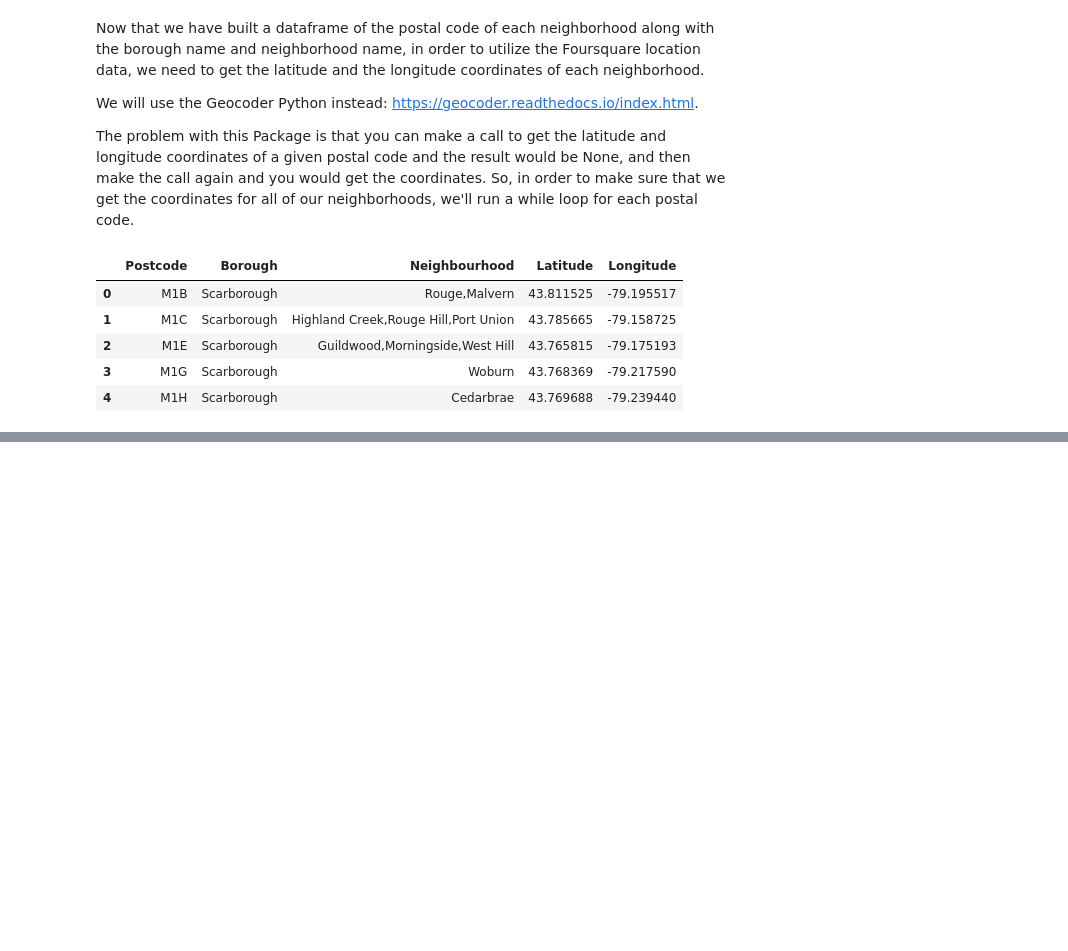
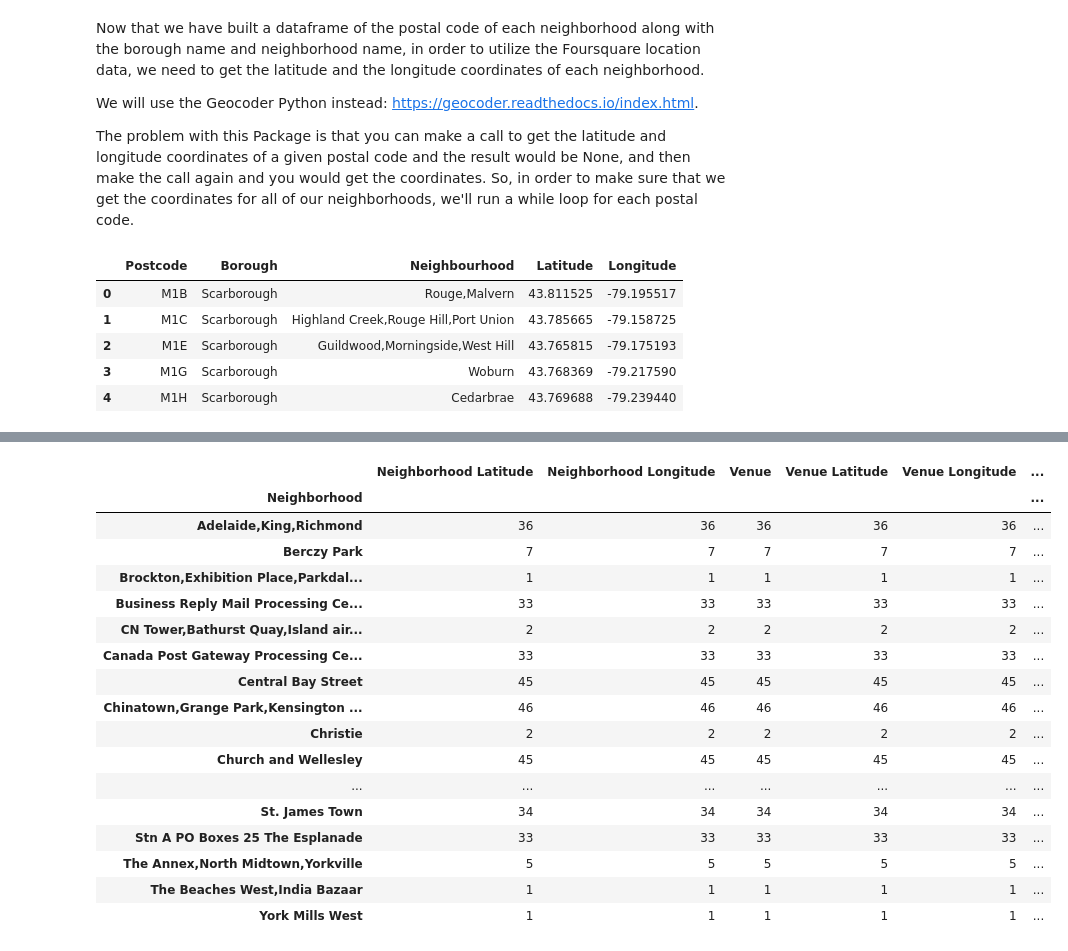
Before and after one commit to m23sawant/Coursera_Capstone, a Jupyter notebook: Capstone.ipynb, the cells around one changed output, grey strips where cells are left out. Saved outputs shown, nothing was run; the diff lists cells and outputs as text; code cells hidden in the pictures; blank space fills up the shorter version.

```diff
--- a/Capstone.ipynb
+++ b/Capstone.ipynb
@@ -173,0 +246,4 @@ toronto_map
+# %%
+neighborhoods = df2['Neighbourhood']
+toronto_unis = getNearbyVenues(names=df2['Neighbourhood'], latitudes=df2['Latitude'], longitudes=df2['Longitude'], radius=1000, categoryIds='4bf58dd8d48988d1ae941735')
+toronto_unis.head()
@@ -173,0 +292,22 @@ toronto_map
+# %%
+toronto_grouped=toronto_unis.groupby('Neighborhood').count()
+toronto_grouped
+# %% [output]
+|  | Neighborhood Latitude | Neighborhood Longitude | Venue | Venue Latitude | Venue Longitude | ... |
+| Neighborhood |  |  |  |  |  | ... |
+| Adelaide,King,Richmond | 36 | 36 | 36 | 36 | 36 | ... |
+| Berczy Park | 7 | 7 | 7 | 7 | 7 | ... |
+| Brockton,Exhibition Place,Parkdal... | 1 | 1 | 1 | 1 | 1 | ... |
+| Business Reply Mail Processing Ce... | 33 | 33 | 33 | 33 | 33 | ... |
+| CN Tower,Bathurst Quay,Island air... | 2 | 2 | 2 | 2 | 2 | ... |
+| Canada Post Gateway Processing Ce... | 33 | 33 | 33 | 33 | 33 | ... |
+| Central Bay Street | 45 | 45 | 45 | 45 | 45 | ... |
+| Chinatown,Grange Park,Kensington ... | 46 | 46 | 46 | 46 | 46 | ... |
+| Christie | 2 | 2 | 2 | 2 | 2 | ... |
+| Church and Wellesley | 45 | 45 | 45 | 45 | 45 | ... |
+| ... | ... | ... | ... | ... | ... | ... |
+| St. James Town | 34 | 34 | 34 | 34 | 34 | ... |
+| Stn A PO Boxes 25 The Esplanade | 33 | 33 | 33 | 33 | 33 | ... |
+| The Annex,North Midtown,Yorkville | 5 | 5 | 5 | 5 | 5 | ... |
+| The Beaches West,India Bazaar | 1 | 1 | 1 | 1 | 1 | ... |
+| York Mills West | 1 | 1 | 1 | 1 | 1 | ... |
```
Also changed, not shown: parts of 27 cells of this notebook, 1 other file.
